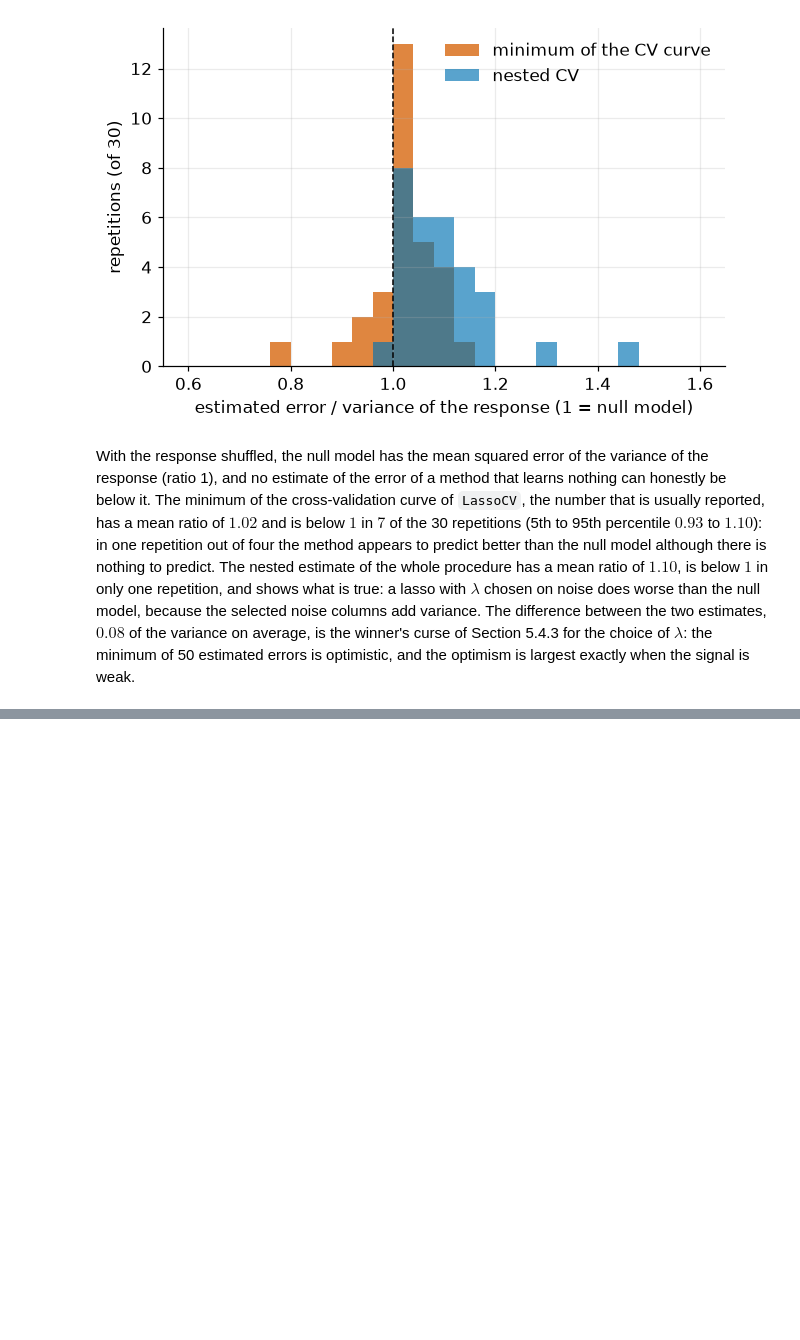
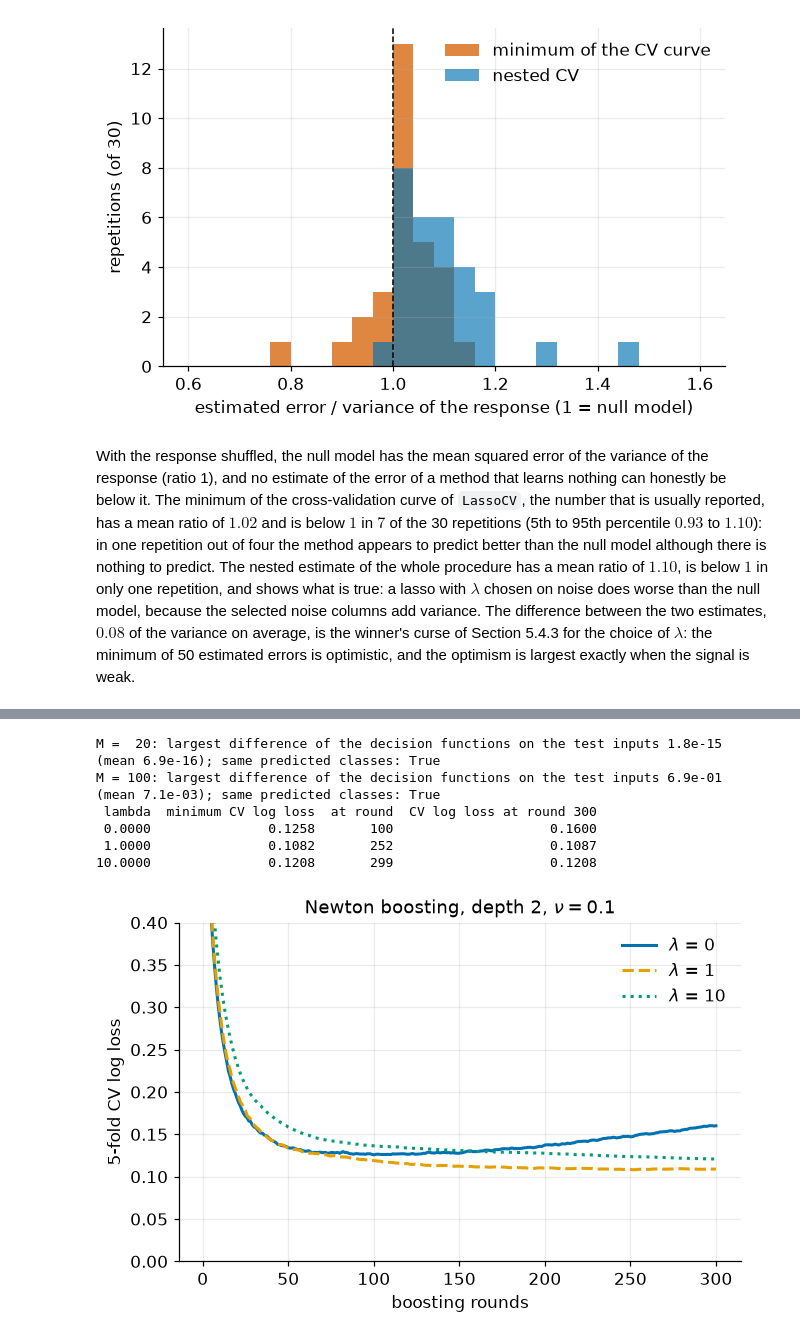
Before and after one commit to Brosss98/machine-learning-with-python-book, a Jupyter notebook: appendices/appendix_c_solutions.ipynb, the cells around one changed output, grey strips where cells are left out. Drawn from its saved outputs; the diff is of its cells as text; code cells hidden in the pictures; blank space fills up the shorter version.

```diff
--- a/appendices/appendix_c_solutions.ipynb
+++ b/appendices/appendix_c_solutions.ipynb
@@ -3509,0 +3711,70 @@ With the response shuffled, the null model has the mean squared error of the var
+# %%
+def solution_11_9():
+    from sklearn.datasets import load_breast_cancer
+    from sklearn.ensemble import GradientBoostingClassifier
+    from sklearn.metrics import log_loss
+    from sklearn.model_selection import StratifiedKFold, train_test_split
+    from sklearn.tree import DecisionTreeRegressor
+
+    bc = load_breast_cancer()
+    y_all = 1 - bc.target
+    Xtr, Xte, ytr, yte = train_test_split(bc.data, y_all, test_size=0.25, random_state=SEED, stratify=y_all)
+
+    def boost(X, y, M, nu=0.1, depth=2, lam=0.0, Xva=None, yva=None):
+        """Gradient boosting with the logistic loss and Newton leaf values. Returns the model and, if a validation set is given, its log loss after each round."""
+        p0 = y.mean()
+        F0 = np.log(p0 / (1 - p0))
+        F, Fva = np.full(len(y), F0), (np.full(len(yva), F0) if Xva is not None else None)
+        trees, vals, va_loss = [], [], []
+        for m in range(M):
+            p = 1 / (1 + np.exp(-F))
+            r = y - p
+            t = DecisionTreeRegressor(max_depth=depth, random_state=SEED).fit(X, r)
+            leaf = t.apply(X)
+            num = np.bincount(leaf, weights=r, minlength=t.tree_.node_count)
+            den = np.bincount(leaf, weights=p * (1 - p), minlength=t.tree_.node_count)
+            val = np.divide(num, den + lam, out=np.zeros_like(num), where=den > 1e-150)
+            F = F + nu * val[leaf]
+            trees.append(t); vals.append(val)
+            if Xva is not None:
+                Fva = Fva + nu * val[t.apply(Xva)]
+                va_loss.append(log_loss(yva, np.clip(1 / (1 + np.exp(-Fva)), 1e-12, 1 - 1e-12)))
+        return (F0, trees, vals, nu), np.array(va_loss)
+
+    def decision(model, X, upto=None):
+        F0, trees, vals, nu = model
+        return F0 + nu * sum(v[t.apply(X)] for t, v in list(zip(trees, vals))[:upto])
+
+    model, _ = boost(Xtr, ytr, 100)
+    for M in [20, 100]:
+        sk = GradientBoostingClassifier(n_estimators=M, learning_rate=0.1, max_depth=2, random_state=SEED).fit(Xtr, ytr)
+        diff = np.abs(decision(model, Xte, M) - sk.decision_function(Xte))
+        print(f"M = {M:3d}: largest difference of the decision functions on the test inputs {diff.max():.1e} (mean {diff.mean():.1e}); same predicted classes: {np.array_equal(decision(model, Xte, M) > 0, sk.decision_function(Xte) > 0)}")
+
+    skf = StratifiedKFold(5, shuffle=True, random_state=SEED)
+    M_max = 300
+    curves = {}
+    for lam in [0.0, 1.0, 10.0]:
+        c = np.zeros(M_max)
+        for tr, va in skf.split(Xtr, ytr):
+            _, l = boost(Xtr[tr], ytr[tr], M_max, lam=lam, Xva=Xtr[va], yva=ytr[va])
+            c += l / skf.get_n_splits()
+        curves[lam] = c
+    print(pd.DataFrame([{"lambda": lam, "minimum CV log loss": c.min(), "at round": int(np.argmin(c)) + 1, "CV log loss at round 300": c[-1]} for lam, c in curves.items()]).to_string(index=False, float_format=lambda v: f"{v:.4f}"))
+    fig, ax = plt.subplots(figsize=(6.6, 4.0))
+    for (lam, c), color, ls in zip(curves.items(), [BLUE, ORANGE, GREEN], ["-", "--", ":"]):
+        ax.plot(np.arange(1, M_max + 1), c, color=color, ls=ls, lw=2, label=rf"$\lambda$ = {lam:g}")
+    ax.set(xlabel="boosting rounds", ylabel="5-fold CV log loss", ylim=(0, 0.4), title=r"Newton boosting, depth 2, $\nu=0.1$")
+    ax.legend(frameon=False)
+    plt.show()
+
+
+solution_11_9()
+# %% [output]
+M =  20: largest difference of the decision functions on the test inputs 1.8e-15 (mean 6.9e-16); same predicted classes: True
+M = 100: largest difference of the decision functions on the test inputs 6.9e-01 (mean 7.1e-03); same predicted classes: True
+ lambda  minimum CV log loss  at round  CV log loss at round 300
+ 0.0000               0.1258       100                    0.1600
+ 1.0000               0.1082       252                    0.1087
+10.0000               0.1208       299                    0.1208
+[figure, added]
```
Also changed, not shown: parts of 12 cells of this notebook, 11 other files.
